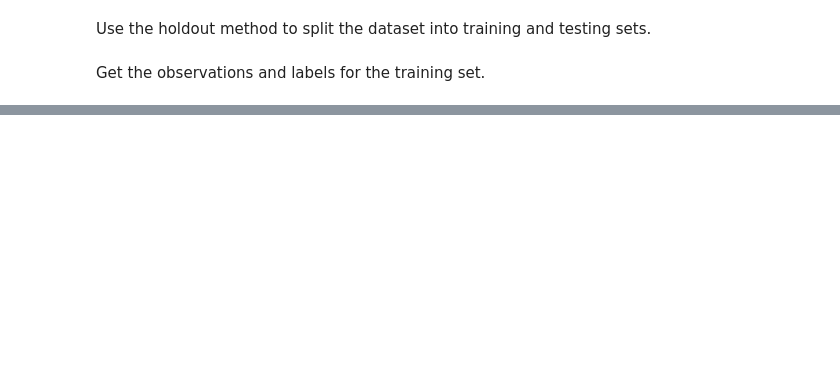
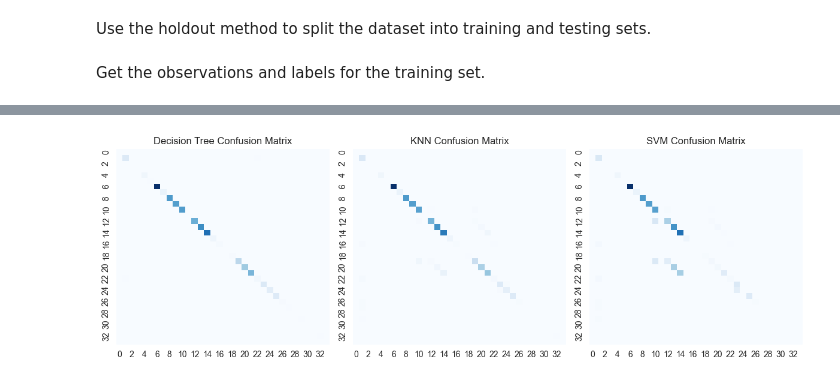
Before and after one commit to JosueMolinaMorales/CyberAI, a Jupyter notebook: Assignment2/Assignment2.ipynb, the cells around one changed output, grey strips where cells are left out. Drawn from its saved outputs; the diff is of its cells as text; code cells hidden in the pictures; blank space fills up the shorter version.

Commit message:
finish report

```diff
--- a/Assignment2/Assignment2.ipynb
+++ b/Assignment2/Assignment2.ipynb
@@ -171,7 +187,7 @@ obs = list(dataset.columns)
 obs.remove('label')
 
 # Set the target variable
-clas = ['label']
+target = ['label']
 # %% [markdown]
 Separate the observations from the class/target variable in both the training and testing sets.
 
@@ -178,0 +258,4 @@ Use of ravel()
+# %%
+from sklearn import svm
+svm_clf = svm.SVC(kernel="rbf")
+svm_clf.fit(trainObs, trainCls)
@@ -178,0 +298,9 @@ Use of ravel()
+# %%
+from sklearn.metrics import classification_report, confusion_matrix, accuracy_score
+knn_pred = knn.predict(testObs)
+knn_accuracy = accuracy_score(testCls, knn_pred)
+knn_report = classification_report(testCls, knn_pred, zero_division=1)
+knn_confusion_matrix = confusion_matrix(testCls, knn_pred)
+
+print("KNN Accuracy: ", knn_accuracy)
+print("KNN Report: \n", knn_report)
@@ -178,0 +327,9 @@ Use of ravel()
+# %%
+from sklearn.metrics import classification_report, confusion_matrix, accuracy_score
+svm_pred = svm_clf.predict(testObs)
+svm_accuracy = accuracy_score(testCls, svm_pred)
+svm_report = classification_report(testCls, svm_pred, zero_division=1)
+svm_confusion_matrix = confusion_matrix(testCls, svm_pred)
+
+print("SVM Accuracy: ", svm_accuracy)
+print("SVM Report: \n", svm_report)
@@ -178,0 +354,23 @@ Use of ravel()
+# %%
+import seaborn as sns
+import matplotlib.pyplot as plt
+
+# Plot confusion matrix heatmaps
+plt.figure(figsize=(12, 4))
+
+plt.subplot(131)
+sns.heatmap(dt_confusion_matrix, fmt='d', cmap='Blues', cbar=False)
+plt.title("Decision Tree Confusion Matrix")
+
+plt.subplot(132)
+sns.heatmap(knn_confusion_matrix, fmt='d', cmap="Blues", cbar=False)
+plt.title("KNN Confusion Matrix")
+
+plt.subplot(133)
+sns.heatmap(svm_confusion_matrix, fmt='d', cmap='Blues', cbar=False)
+plt.title("SVM Confusion Matrix")
+
+plt.tight_layout()
+plt.show()
+# %% [output]
+[figure, added]
```
Also changed, not shown: parts of 23 cells of this notebook.
